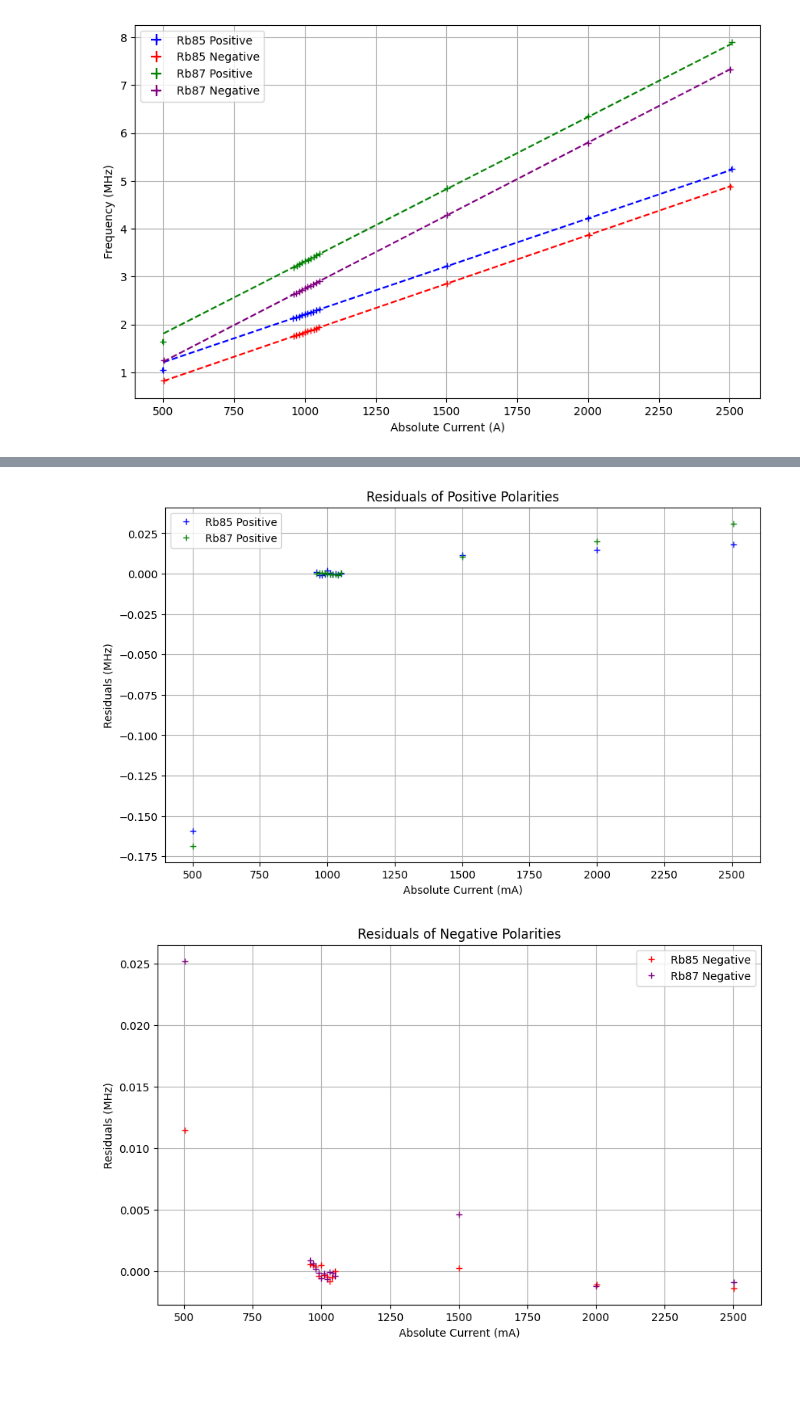
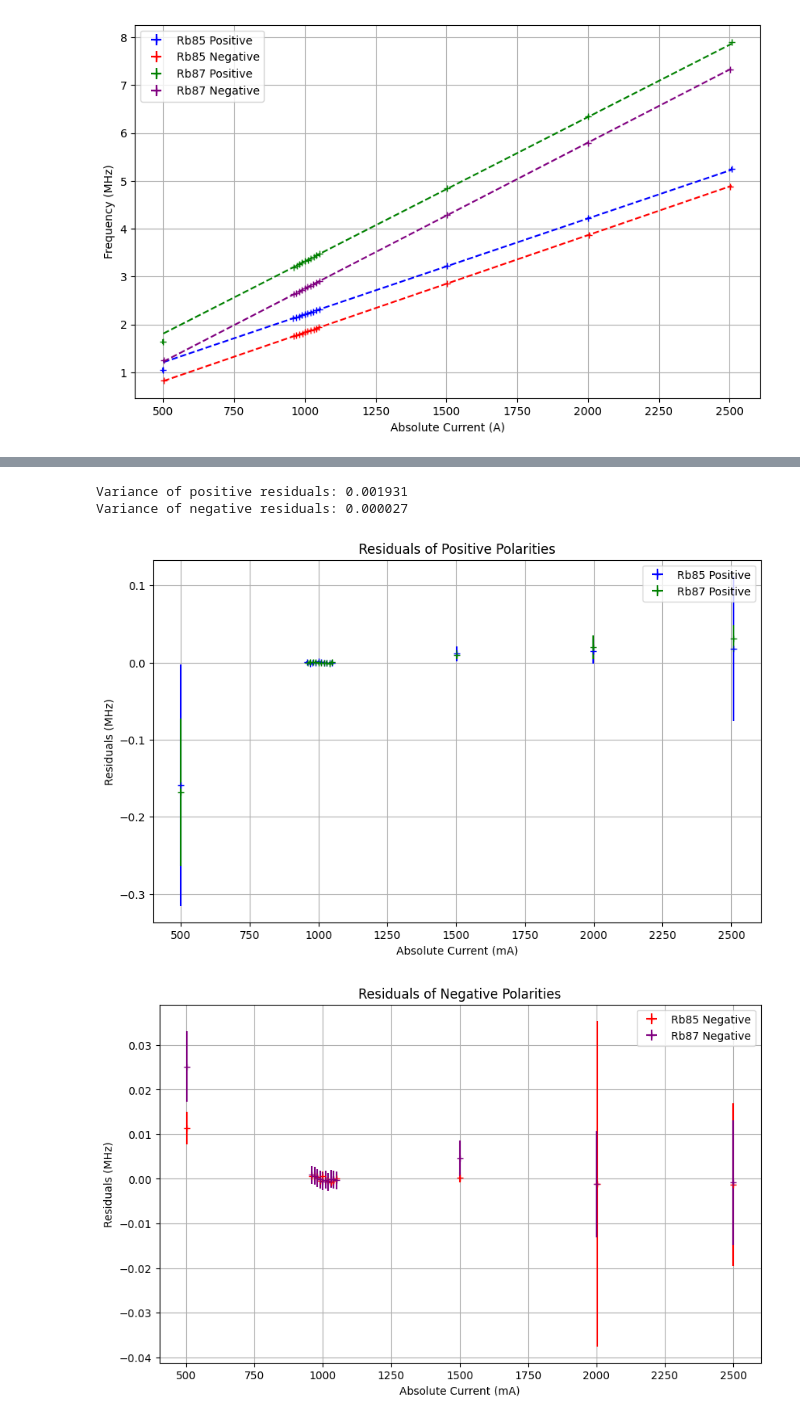
Before and after one commit to eliaslehman/physics-111B, a Jupyter notebook: OPT/OPT.ipynb, the cells around one changed output, grey strips where cells are left out. Saved outputs shown, nothing was run; the diff lists cells and outputs as text; code cells hidden in the pictures; blank space fills up the shorter version.

```diff
--- a/OPT/OPT.ipynb
+++ b/OPT/OPT.ipynb
@@ -529,40 +597,49 @@ rb87_negative_res = rb87_negative['Freq (MHz)'] - linear_fit(rb87_negative['Abs
 all_positive_res = np.concatenate((rb85_positive_res, rb87_positive_res))
 all_negative_res = np.concatenate((rb85_negative_res, rb87_negative_res))
 
+# Calculate variances
+variance_positive = np.var(all_positive_res)
+variance_negative = np.var(all_negative_res)
+
+print(f'Variance of positive residuals: {variance_positive:.6f}')
+print(f'Variance of negative residuals: {variance_negative:.6f}')
+
 # Plotting residuals together
 plt.figure(figsize=(10, 6))
 
 # Residuals for Positive Polarity
-plt.plot(rb85_positive['Abs Current'], rb85_positive_res, '+', label='Rb85 Positive', color='blue')
-plt.plot(rb87_positive['Abs Current'], rb87_positive_res, '+', label='Rb87 Positive', color='green')
+plt.errorbar(rb85_positive['Abs Current'], rb85_positive_res, fmt='+', xerr=rb85_positive['Current Error'], yerr=rb85_positive['Freq Err'], label='Rb85 Positive', color='blue')
+plt.errorbar(rb87_positive['Abs Current'], rb87_positive_res, fmt='+', xerr=rb87_positive['Current Error'], yerr=rb87_positive['Freq Err'], label='Rb87 Positive', color='green')
 
 # Add labels and legend
 plt.title('Residuals of Positive Polarities')
 plt.xlabel('Absolute Current (mA)')
 plt.ylabel('Residuals (MHz)')
 plt.legend()
 plt.grid(True)
 
 # Show the plot
 plt.show()
 
 
 # Plotting residuals together
 plt.figure(figsize=(10, 6))
 
 # Residuals for Negative Polarity
-plt.plot(rb85_negative['Abs Current'], rb85_negative_res, '+', label='Rb85 Negative', color='red')
-plt.plot(rb87_negative['Abs Current'], rb87_negative_res, '+', label='Rb87 Negative', color='purple')
+plt.errorbar(rb85_negative['Abs Current'], rb85_negative_res, fmt='+', xerr=rb85_negative['Current Error'], yerr=rb85_negative['Freq Err'], label='Rb85 Negative', color='red')
+plt.errorbar(rb87_negative['Abs Current'], rb87_negative_res, fmt='+', xerr=rb87_negative['Current Error'], yerr=rb87_negative['Freq Err'], label='Rb87 Negative', color='purple')
 
 # Add labels and legend
 plt.title('Residuals of Negative Polarities')
 plt.xlabel('Absolute Current (mA)')
 plt.ylabel('Residuals (MHz)')
 plt.legend()
 plt.grid(True)
 
 # Show the plot
 plt.show()
 # %% [output]
+Variance of positive residuals: 0.001931
+Variance of negative residuals: 0.000027
-[figure, old version]
+[figure, new version]
-[figure, old version]
+[figure, new version]
```
Also changed, not shown: parts of 16 cells of this notebook, 47 other files.
